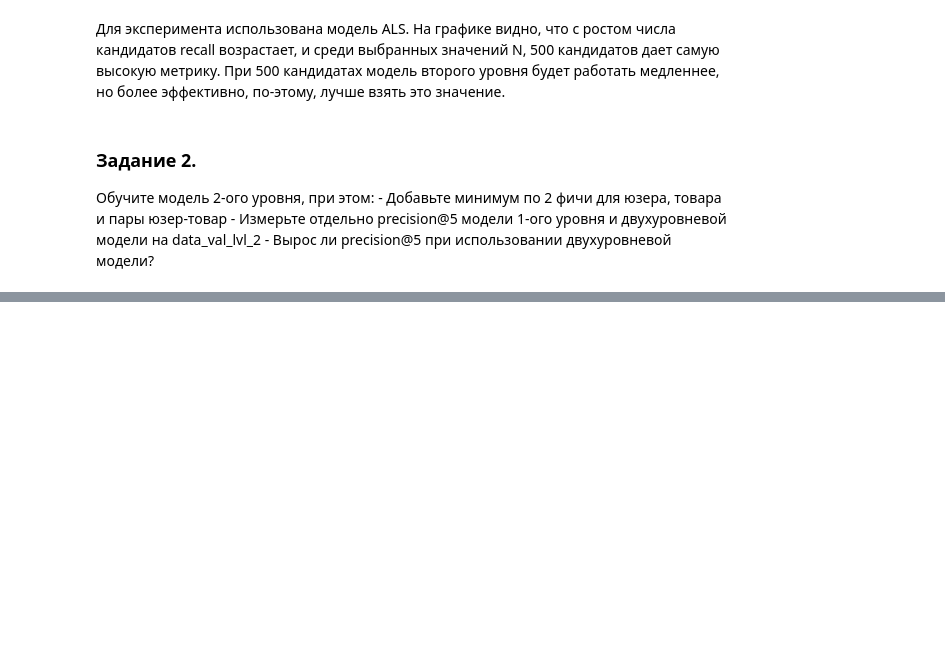
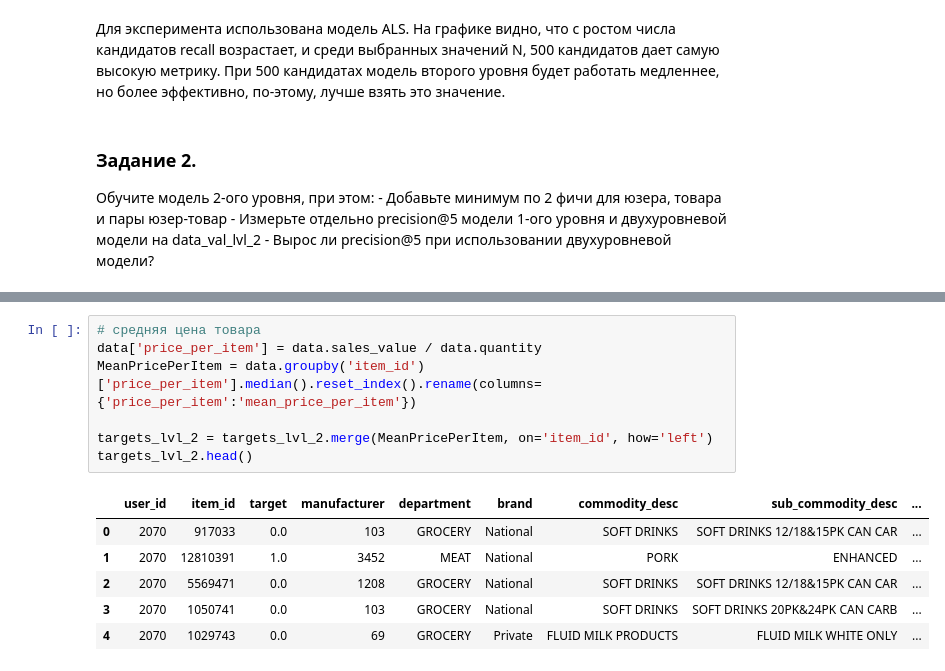
Before and after one commit to kate-ds/Recommender_systems, a Jupyter notebook: hw_6.ipynb, the cells around one changed output, grey strips where cells are left out. Saved outputs shown, nothing was run; the diff lists cells and outputs as text; blank space fills up the shorter version.

```diff
--- a/hw_6.ipynb
+++ b/hw_6.ipynb
@@ -270,0 +379,14 @@ plt.show()
+# %%
+# средняя цена товара
+data['price_per_item'] = data.sales_value / data.quantity
+MeanPricePerItem = data.groupby('item_id')['price_per_item'].median().reset_index().rename(columns={'price_per_item':'mean_price_per_item'})
+
+targets_lvl_2 = targets_lvl_2.merge(MeanPricePerItem, on='item_id', how='left')
+targets_lvl_2.head()
+# %% [output]
+|  | user_id | item_id | target | manufacturer | department | brand | commodity_desc | sub_commodity_desc | ... |
+| 0 | 2070 | 917033 | 0.0 | 103 | GROCERY | National | SOFT DRINKS | SOFT DRINKS 12/18&15PK CAN CAR | ... |
+| 1 | 2070 | 12810391 | 1.0 | 3452 | MEAT | National | PORK | ENHANCED | ... |
+| 2 | 2070 | 5569471 | 0.0 | 1208 | GROCERY | National | SOFT DRINKS | SOFT DRINKS 12/18&15PK CAN CAR | ... |
+| 3 | 2070 | 1050741 | 0.0 | 103 | GROCERY | National | SOFT DRINKS | SOFT DRINKS 20PK&24PK CAN CARB | ... |
+| 4 | 2070 | 1029743 | 0.0 | 69 | GROCERY | Private | FLUID MILK PRODUCTS | FLUID MILK WHITE ONLY | ... |
```
Also changed, not shown: parts of 26 cells of this notebook.
